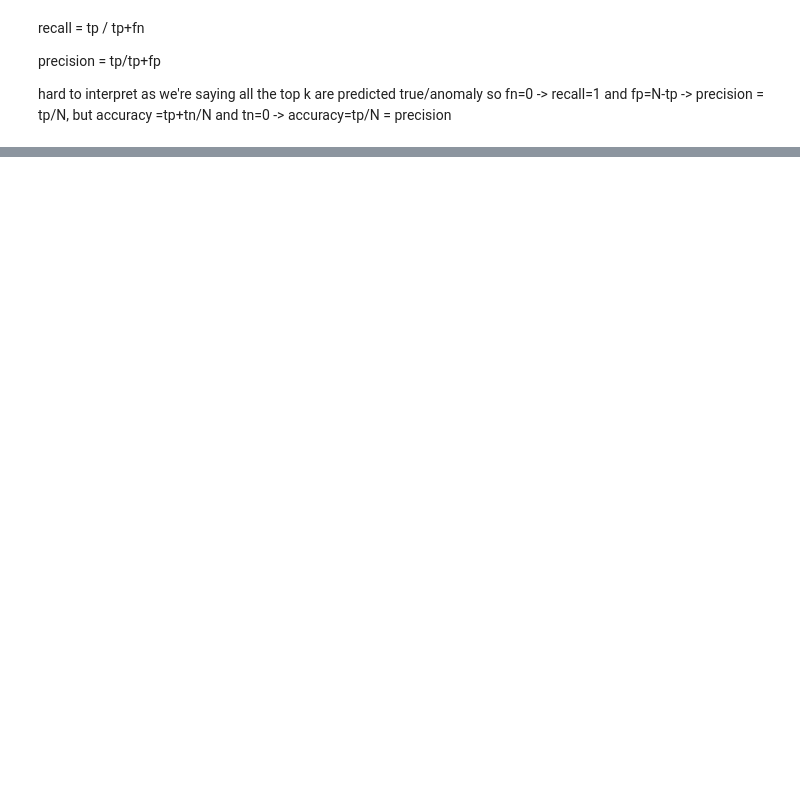
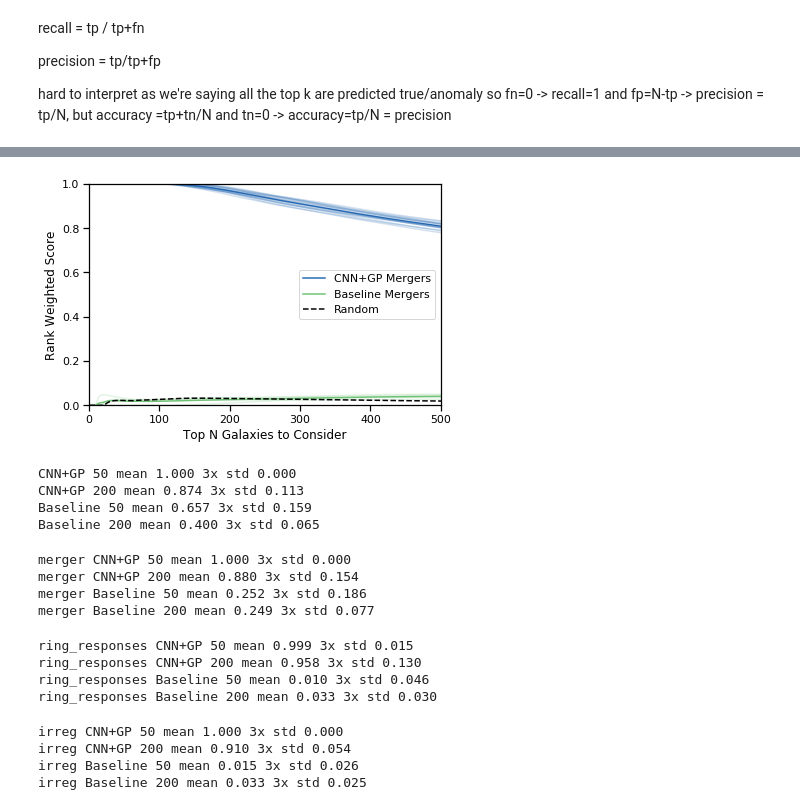
Before and after one commit to mwalmsley/morphology-tools, a Jupyter notebook: notebooks/metric_figures.ipynb, the cells around one changed output, grey strips where cells are left out. Cells and saved outputs as stored; diff of their text form; code cells hidden in the pictures; blank space fills up the shorter version.

```diff
--- a/notebooks/metric_figures.ipynb
+++ b/notebooks/metric_figures.ipynb
@@ -98,2 +223,4 @@ forest_recalls = [get_top_n_recall(record['labels'], record['preds_with_labels']
+# %%
+decals_irreg_gp_rws, decals_irreg_forest_rws = get_rws(decals_irreg_gp_records, decals_irreg_forest_records)
 # %%
 max_to_consider = 1500
@@ -189,0 +323,61 @@ plt.xlim([0., 500])
+# %%
+for (experiment, label, color) in [(decals_irreg_gp_rws, 'CNN+GP Irreg.', 'xkcd:mid blue'), (decals_irreg_forest_rws, 'Baseline Mergers', 'xkcd:soft green')]:
+        for run in experiment:
+            plt.plot(np.arange(len(run))[:max_to_consider], run[:max_to_consider], color=color, alpha=.2)
+
+        mean_scores = np.mean(np.array([run for run in experiment]), axis=0)
+        plt.plot(np.arange(len(run))[:max_to_consider], mean_scores[:max_to_consider], color=color, label=label)
+
+random_labels = decals_irreg_gp_records[0]['labels'].copy()
+random.shuffle(random_labels)
+random_rws = [shared.get_rank_weighted_score(random_labels, n=n) for n in range(max_to_consider)]
+# plt.axhline(gp_records[0]['labels'].mean(), linestyle='--', label='Random', color='k')
+plt.plot(random_rws, color='k', linestyle='--', label='Random')
+
+plt.ylim([0., 1.])
+plt.legend()
+plt.ylabel('Rank Weighted Score')
+plt.xlabel('Top N Galaxies to Consider')
+# plt.xlim([0., max_to_consider])
+plt.xlim([0., 500])
+plt.tight_layout()
+# plt.savefig('/home/walml/repos/morphology-tools/notebooks/gz2_rws.pdf')
+# plt.savefig('/home/walml/repos/morphology-tools/notebooks/gz2_rws.png')
+# %% [output]
+[figure, added]
+# %%
+for (experiment, label, color) in [(gz2_gp_precisions, 'CNN+GP', 'xkcd:mid blue'), (gz2_forest_precisions, 'Baseline', 'xkcd:soft green')]:
+    for n in (50, 200):
+        print('{} {} mean {:.3f} 3x std {:.3f}'.format(label, n, np.array(experiment)[:, n].mean(), 3* np.array(experiment)[:, n].std()))
+# %% [output]
+CNN+GP 50 mean 1.000 3x std 0.000
+CNN+GP 200 mean 0.874 3x std 0.113
+Baseline 50 mean 0.657 3x std 0.159
+Baseline 200 mean 0.400 3x std 0.065
+# %%
+for (experiment, label, color) in [(decals_mergers_gp_precisions, 'merger CNN+GP', 'xkcd:mid blue'), (decals_mergers_forest_precisions, 'merger Baseline', 'xkcd:soft green')]:
+    for n in (50, 200):
+        print('{} {} mean {:.3f} 3x std {:.3f}'.format(label, n, np.array(experiment)[:, n].mean(), 3* np.array(experiment)[:, n].std()))
+# %% [output]
+merger CNN+GP 50 mean 1.000 3x std 0.000
+merger CNN+GP 200 mean 0.880 3x std 0.154
+merger Baseline 50 mean 0.252 3x std 0.186
+merger Baseline 200 mean 0.249 3x std 0.077
+# %%
+for (experiment, label, color) in [(decals_ring_responses_gp_precisions, 'ring_responses CNN+GP', 'xkcd:mid blue'), (decals_ring_responses_forest_precisions, 'ring_responses Baseline', 'xkcd:soft green')]:
+    for n in (50, 200):
+        print('{} {} mean {:.3f} 3x std {:.3f}'.format(label, n, np.array(experiment)[:, n].mean(), 3* np.array(experiment)[:, n].std()))
+# %% [output]
+ring_responses CNN+GP 50 mean 0.999 3x std 0.015
+ring_responses CNN+GP 200 mean 0.958 3x std 0.130
+ring_responses Baseline 50 mean 0.010 3x std 0.046
+ring_responses Baseline 200 mean 0.033 3x std 0.030
+# %%
+for (experiment, label, color) in [(decals_irreg_gp_precisions, 'irreg CNN+GP', 'xkcd:mid blue'), (decals_irreg_forest_precisions, 'irreg Baseline', 'xkcd:soft green')]:
+    for n in (50, 200):
+        print('{} {} mean {:.3f} 3x std {:.3f}'.format(label, n, np.array(experiment)[:, n].mean(), 3* np.array(experiment)[:, n].std()))
+# %% [output]
+irreg CNN+GP 50 mean 1.000 3x std 0.000
+irreg CNN+GP 200 mean 0.910 3x std 0.054
+irreg Baseline 50 mean 0.015 3x std 0.026
+irreg Baseline 200 mean 0.033 3x std 0.025
```
Also changed, not shown: parts of 43 cells of this notebook, 3 other files.
